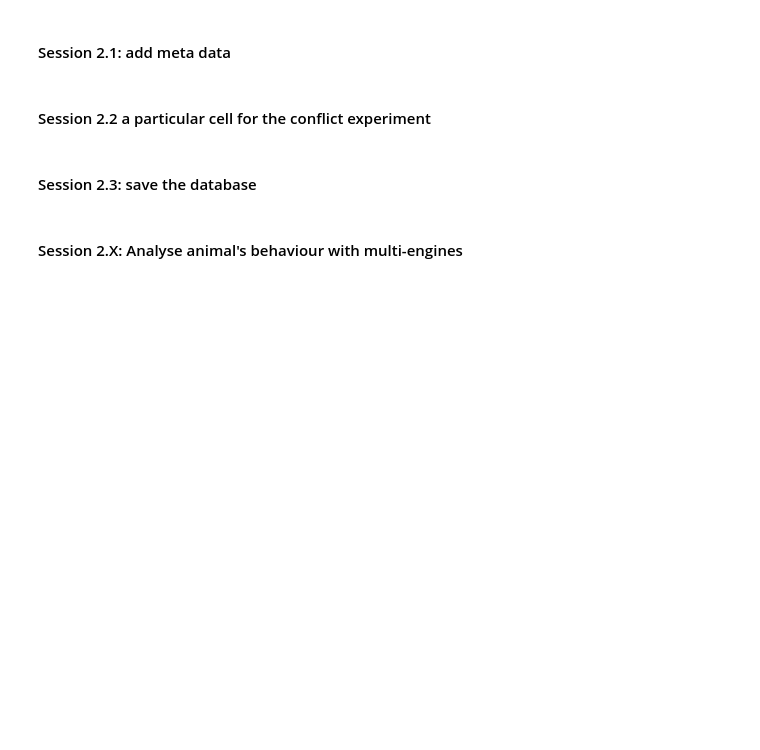
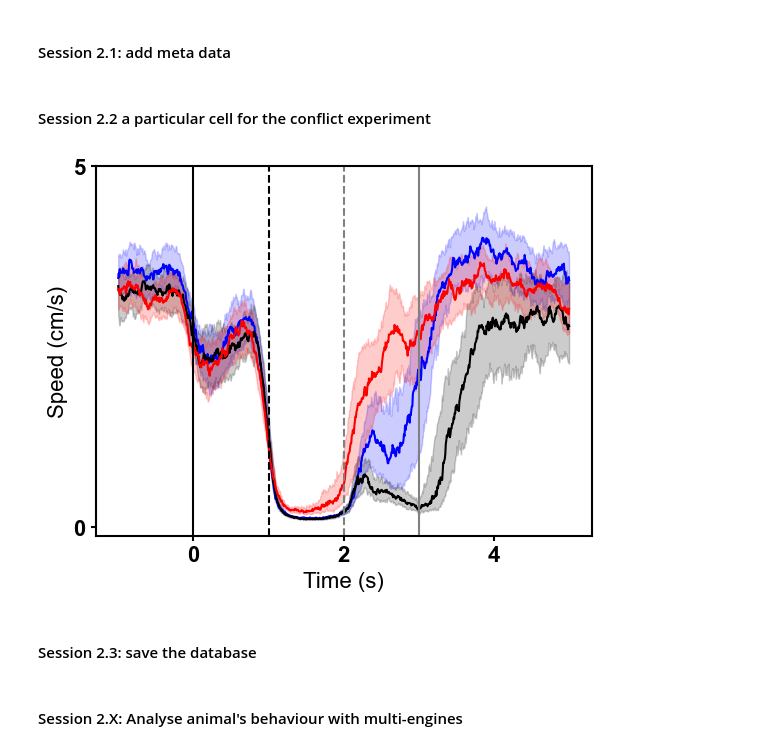
Before and after one commit to chiyu1203/bonfic, a Jupyter notebook: bonfic_tutorial.ipynb, the cells around one changed output. Cells and saved outputs as stored; diff of their text form; code cells hidden in the pictures; blank space fills up the shorter version.

Commit message:
changed colour of sweeploom figure. their directory can be loaded from a pickle file

```diff
--- a/bonfic_tutorial.ipynb
+++ b/bonfic_tutorial.ipynb
@@ -188,6 +190,10 @@ for root, dirs, files in os.walk(this_dataset_dir):
                 if any(name.endswith(file_type) for name in os.listdir(folder_path)):
                     dir_list.append(folder_path.replace("\\", "/"))
 print(f"these directories are found {dir_list}")
+# %%
+file_path=r"Z:\DATA\experiment_trackball_Optomotor\VCCball\sweeploom\linear_loom_1speed_3direction\sweeploom_linear_1speed_3_direction.pkl"
+with open(file_path, 'rb') as file:
+    dir_list = pickle.load(file)
 # %%
 file_path=r"Z:\DATA\experiment_trackball_Optomotor\Zball\closed_loop_choices_6steps\dir_list_closed_loop_choices.pickle"
 with open(file_path, 'rb') as file:
@@ -709,39 +715,41 @@ plt.rc('ytick', labelsize = 16)
 if ready_to_plot['trial_type'].values[0]=='null':
     custom_colors = [
     "#3498db","#EE6247"
     ]
 elif analysis_methods.get("experiment_name")!='sweeploom':
     custom_colors = [
     "#EE6247","#3498db"
     ]
 elif len(stim_duration)>1:
     custom_colors = [
     "#FF0000","#6DB26D","#3498db","#0000FF","#008000","#EE6247"
     ]
 else:
     custom_colors = [
-    "#0000FF","#008000","#FF0000"
+    "#0000FF","#000000","#FF0000"
     ]
 sns.lineplot(x='Time (s)', y='Speed (cm/s)',hue="trial_type",
-             data=ready_to_plot,estimator='median', palette=custom_colors,errorbar=('ci', 95),legend=True)
+             data=ready_to_plot,estimator='median', palette=custom_colors,errorbar=('ci', 95),legend=False)
 if analysis_methods.get("experiment_name")=='sweeploom':
-    plt.axvline(x=0, color='red', linestyle='-', label='Loom appears')
-    plt.axvline(x=1, color='red', linestyle='--', label='Looming onset')
-    plt.axvline(x=2, color='black', linestyle='--', label='Looming offset')
-    plt.axvline(x=3, color='black', linestyle='-', label='Loom disppears')
+    plt.axvline(x=0, color='black', linestyle='-', label='Loom appears')
+    plt.axvline(x=1, color='black', linestyle='--', label='Looming onset')
+    plt.axvline(x=2, color='gray', linestyle='--', label='Looming offset')
+    plt.axvline(x=3, color='gray', linestyle='-', label='Loom disppears')
     if len(stim_duration)>1:
         plt.axvline(x=3, color='gray', linestyle='--', label='Slow Loom offset')
         plt.axvline(x=4, color='gray', linestyle='-', label='Slow Loom disppears')
     plt.xticks([0, 2, 4])
     plt.yticks([0,5])
 else:
     plt.axvline(x=-0.5, color='black', linestyle='--', label='agent appear')
     plt.axvline(x=0, color='red', linestyle='-', label='Looming starts')
     plt.axvline(x=4, color='red', linestyle='--', label='Looming ends')
     plt.xticks([-2, 0, 2, 4, 6])
     plt.yticks([0,1,2])
 plt.savefig("speed_profile.svg", dpi=300, bbox_inches='tight')
 plt.savefig("speed_profile.png", dpi=300, bbox_inches='tight')
+# %% [output]
+[figure, added]
 # %%
 json_file = "./analysis_methods_dictionary.json"
 with open(json_file, "r") as f:
```
Also changed, not shown: parts of 1 cell of this notebook.
